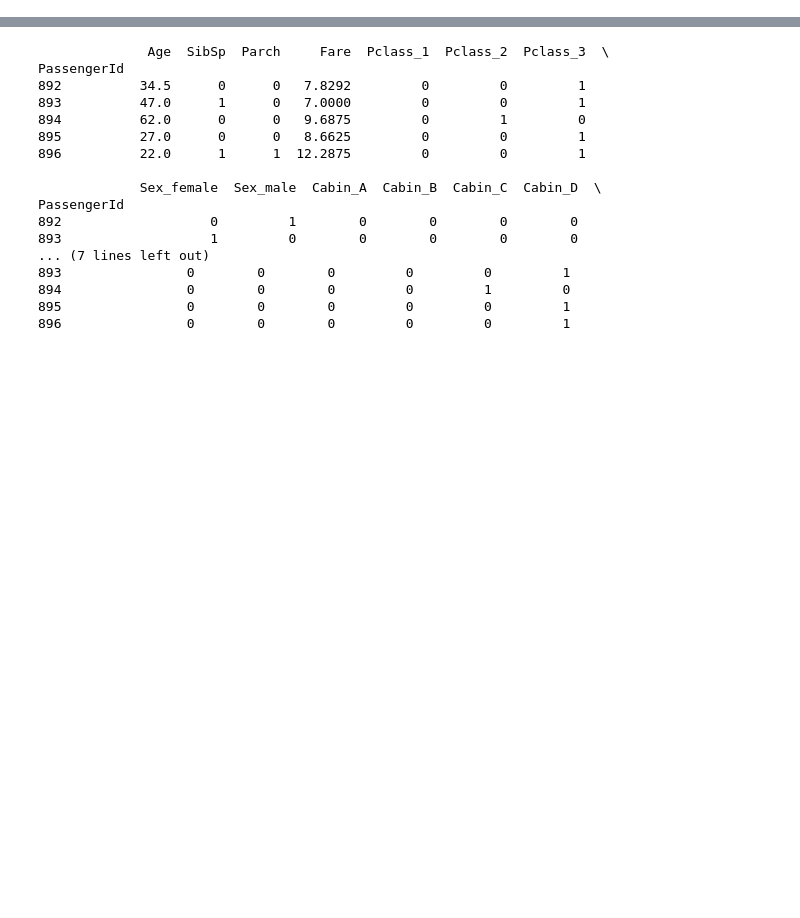
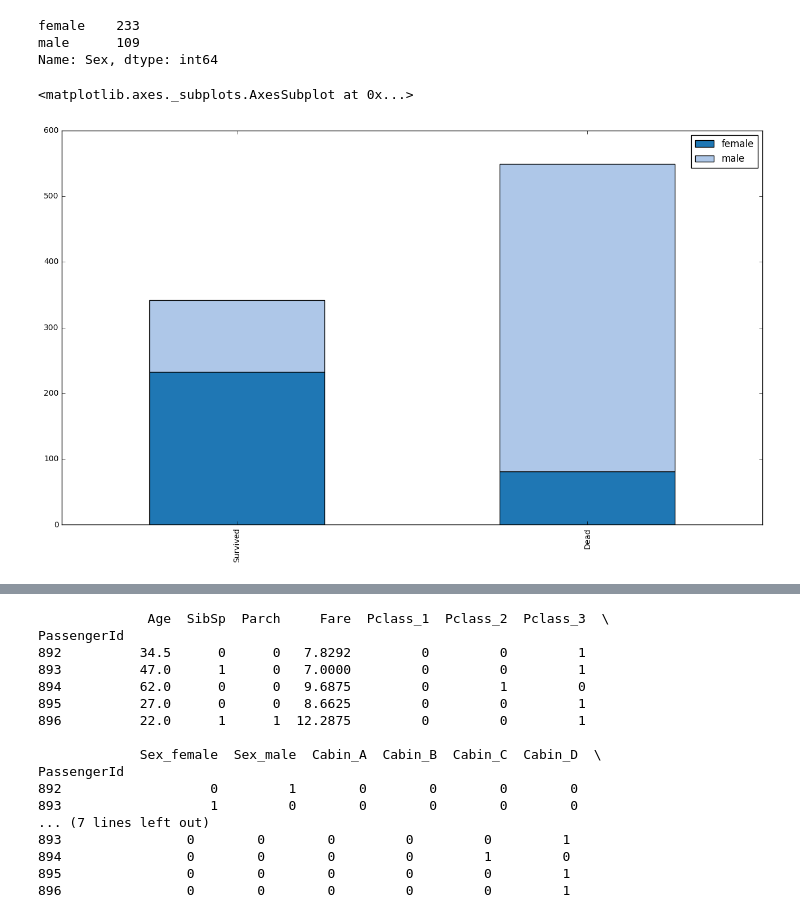
Before and after one commit to savourylie/TitanicDisaster, a Jupyter notebook: titanic_disaster.ipynb, the cells around one changed output, grey strips where cells are left out. Drawn from its saved outputs; the diff is of its cells as text; code cells hidden in the pictures; blank space fills up the shorter version.

```diff
--- a/titanic_disaster.ipynb
+++ b/titanic_disaster.ipynb
@@ -11,3 +1,26 @@ from sklearn.utils import shuffle
+# %%
+from __future__ import division
+%matplotlib inline
+
+import numpy as np
+import pandas as pd
+from copy import copy
+import matplotlib.pyplot as plt
+from IPython.display import display
+from sklearn.utils import shuffle
+
+# tableu10 = {'red': np.array([214, 39, 40])/255, 'green': np.array([44, 160, 44])/255, 'blue': np.array([31, 119, 180])/255, 'orange': np.array([255, 127, 14])/255, 'purple': np.array([148, 103, 189])/255}
+# These are the "Tableau 20" colors as RGB.
+tableau20 = [(31, 119, 180), (174, 199, 232), (255, 127, 14), (255, 187, 120),
+             (44, 160, 44), (152, 223, 138), (214, 39, 40), (255, 152, 150),
+             (148, 103, 189), (197, 176, 213), (140, 86, 75), (196, 156, 148),
+             (227, 119, 194), (247, 182, 210), (127, 127, 127), (199, 199, 199),
+             (188, 189, 34), (219, 219, 141), (23, 190, 207), (158, 218, 229)]
+
+# Scale the RGB values to the [0, 1] range, which is the format matplotlib accepts.
+for i in range(len(tableau20)):
+    r, g, b = tableau20[i]
+    tableau20[i] = (r / 255., g / 255., b / 255.)
 # %%
 data_train = pd.DataFrame.from_csv('train.csv')
 data_test = pd.DataFrame.from_csv('test.csv')
@@ -47,0 +75,13 @@ data_train_X, data_train_y = shuffle(data_train_X, data_train_y, random_state=0)
+# %%
+survived_sex = data_train[data_train['Survived']==1]['Sex'].value_counts()
+dead_sex = data_train[data_train['Survived']==0]['Sex'].value_counts()
+print(survived_sex)
+df = pd.DataFrame([survived_sex, dead_sex])
+df.index = ['Survived','Dead']
+df.plot(kind='bar', stacked=True, color=tableau20, figsize=(16, 9))
+# %% [output]
+female    233
+male      109
+Name: Sex, dtype: int64
+<matplotlib.axes._subplots.AxesSubplot at 0x...>
+[figure, added]
```
Also changed, not shown: parts of 26 cells of this notebook, 1 other file.
